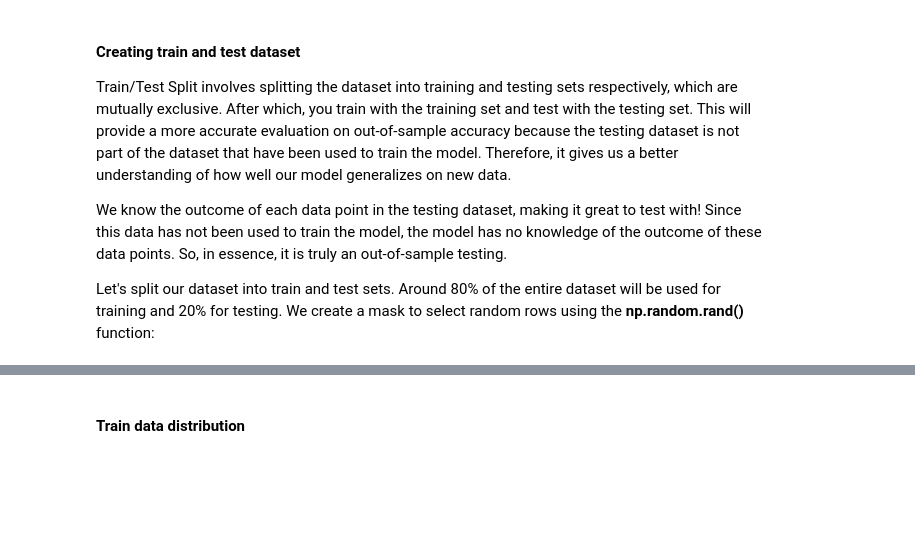
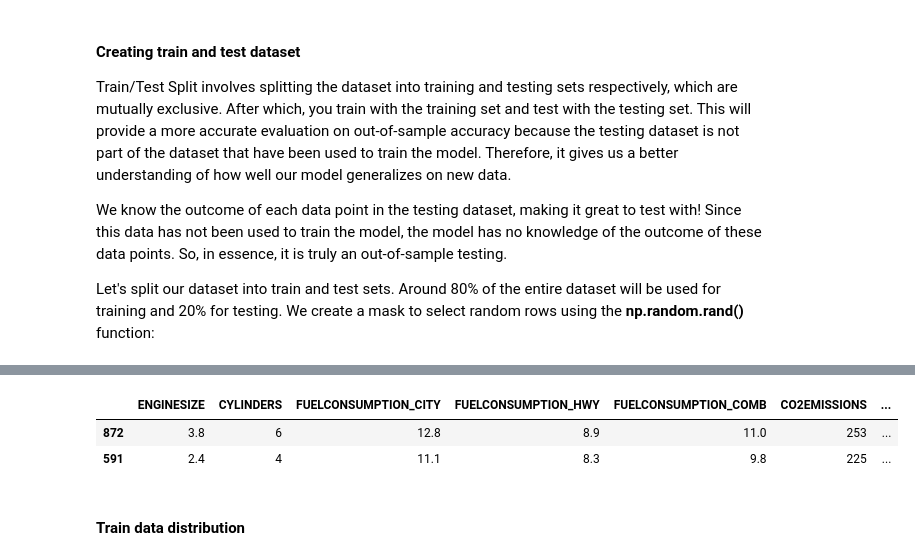
Before and after one commit to MohammadRezaAlikhani/CO2_emission, a Jupyter notebook: ML0101EN-Reg-Mulitple-Linear-Regression-Co2.ipynb, the cells around one changed output, grey strips where cells are left out. Saved outputs shown, nothing was run; the diff lists cells and outputs as text; code cells hidden in the pictures; blank space fills up the shorter version.

```diff
--- a/ML0101EN-Reg-Mulitple-Linear-Regression-Co2.ipynb
+++ b/ML0101EN-Reg-Mulitple-Linear-Regression-Co2.ipynb
@@ -144,3 +153,9 @@ test = cdf[~msk]
+# %%
+test.head(2)
+# %% [output]
+|  | ENGINESIZE | CYLINDERS | FUELCONSUMPTION_CITY | FUELCONSUMPTION_HWY | FUELCONSUMPTION_COMB | CO2EMISSIONS | ... |
+| 872 | 3.8 | 6 | 12.8 | 8.9 | 11.0 | 253 | ... |
+| 591 | 2.4 | 4 | 11.1 | 8.3 | 9.8 | 225 | ... |
 # %% [markdown]
 #### Train data distribution
 # %%
```
Also changed, not shown: parts of 43 cells of this notebook.
